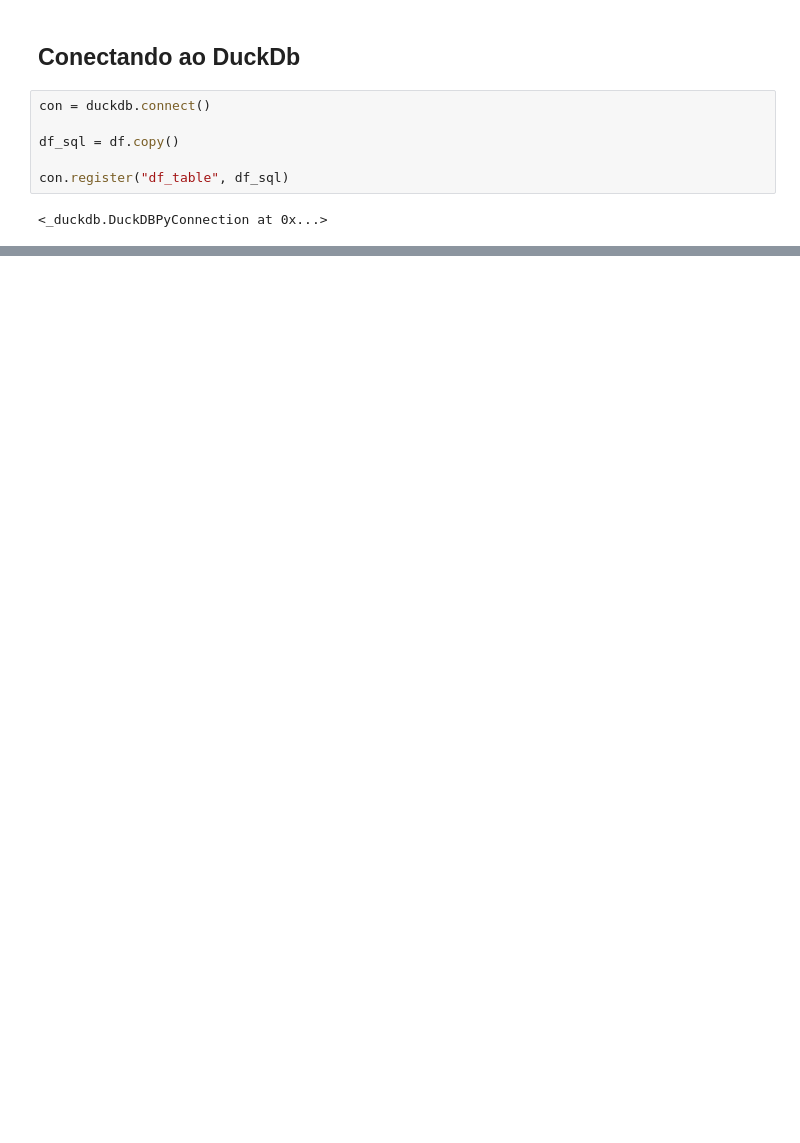
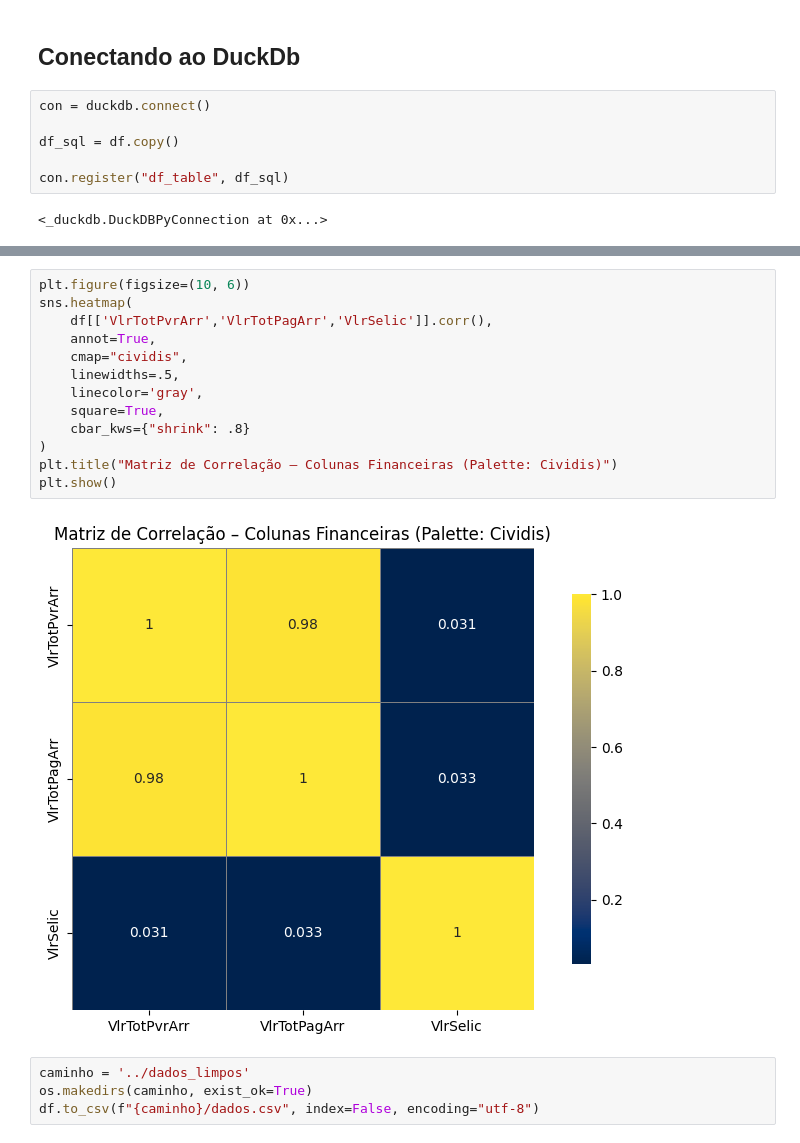
Before and after one commit to joaoPAndrade/projeto_final_ciencia_de_dados, a Jupyter notebook: parte 2/parte_2.ipynb, the cells around one changed output, grey strips where cells are left out. Drawn from its saved outputs; the diff is of its cells as text; blank space fills up the shorter version.

```diff
--- a/parte 2/parte_2.ipynb
+++ b/parte 2/parte_2.ipynb
@@ -929,0 +1043,19 @@ con.register("df_table", df_sql)
+# %%
+plt.figure(figsize=(10, 6))
+sns.heatmap(
+    df[['VlrTotPvrArr','VlrTotPagArr','VlrSelic']].corr(),
+    annot=True,
+    cmap="cividis",
+    linewidths=.5,
+    linecolor='gray',
+    square=True,
+    cbar_kws={"shrink": .8}
+)
+plt.title("Matriz de Correlação – Colunas Financeiras (Palette: Cividis)")
+plt.show()
+# %% [output]
+[figure, added]
+# %%
+caminho = '../dados_limpos'
+os.makedirs(caminho, exist_ok=True)
+df.to_csv(f"{caminho}/dados.csv", index=False, encoding="utf-8")
```
Also changed, not shown: parts of 24 cells of this notebook.
